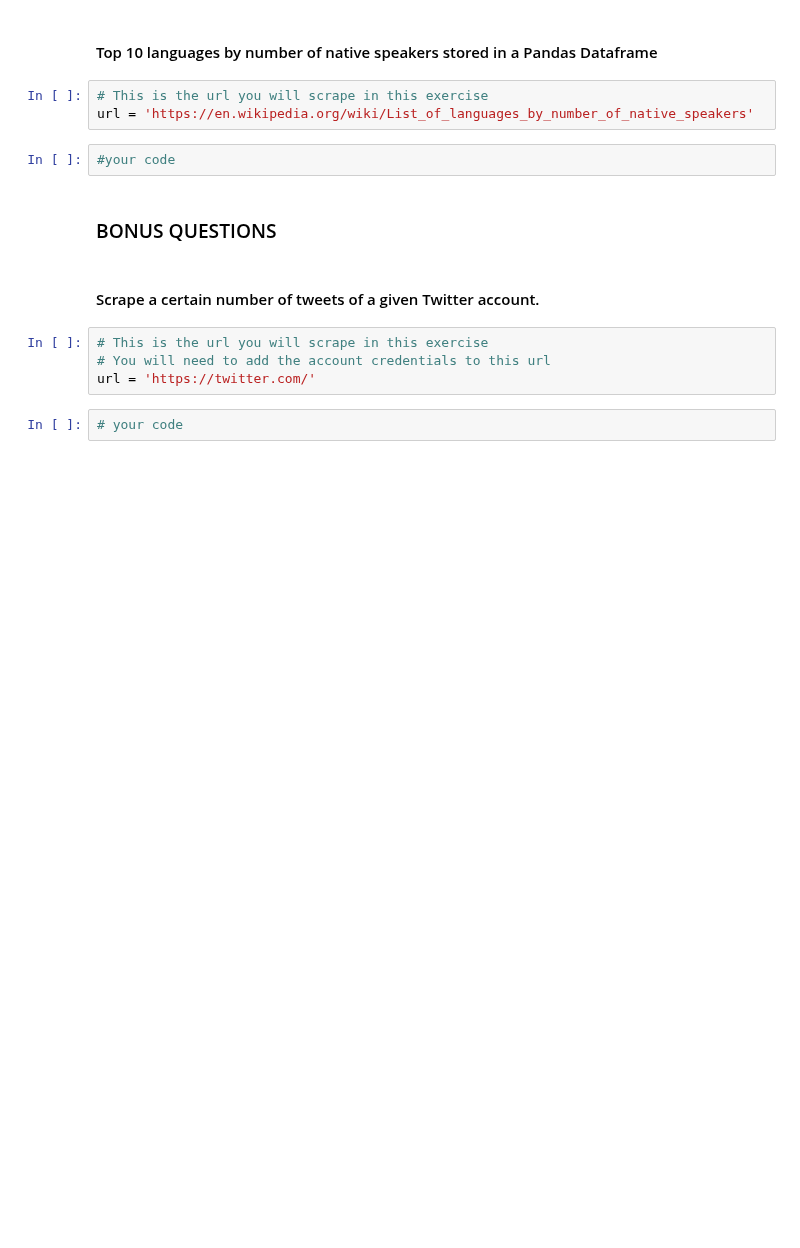
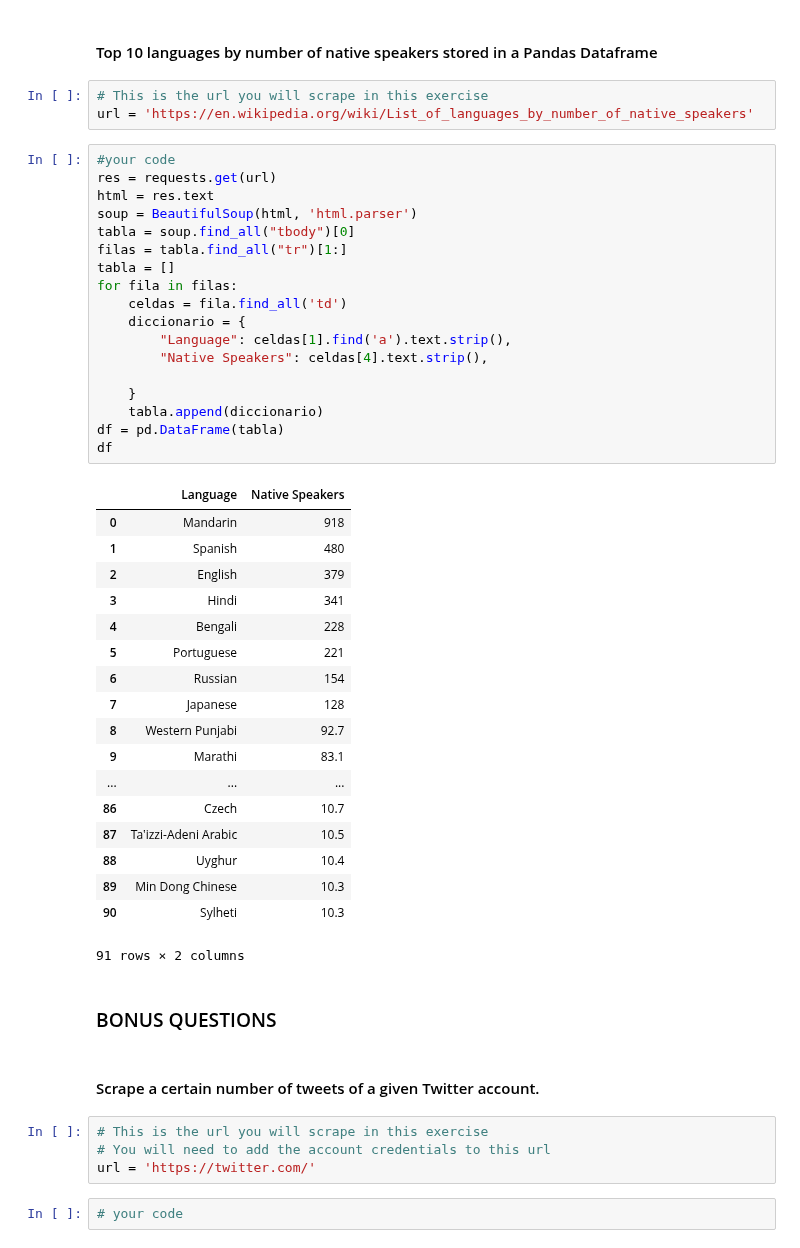
Before and after one commit to ironhack-datalabs/datamad1019, a Jupyter notebook: module-1/lab-web-scraping/your-code/main.ipynb, the cells around one changed output. Drawn from its saved outputs; the diff is of its cells as text; blank space fills up the shorter version.

```diff
--- a/module-1/lab-web-scraping/your-code/main.ipynb
+++ b/module-1/lab-web-scraping/your-code/main.ipynb
@@ -344,8 +392,43 @@ url = 'https://data.gov.uk/'
 # %%
 # This is the url you will scrape in this exercise
 url = 'https://en.wikipedia.org/wiki/List_of_languages_by_number_of_native_speakers'
-# %%
-#your code
+# %%
+#your code
+res = requests.get(url)
+html = res.text
+soup = BeautifulSoup(html, 'html.parser')
+tabla = soup.find_all("tbody")[0]
+filas = tabla.find_all("tr")[1:]
+tabla = []
+for fila in filas:
+    celdas = fila.find_all('td')
+    diccionario = {
+        "Language": celdas[1].find('a').text.strip(),
+        "Native Speakers": celdas[4].text.strip(),
+
+    }
+    tabla.append(diccionario)
+df = pd.DataFrame(tabla)
+df
+# %% [output]
+|  | Language | Native Speakers |
+| 0 | Mandarin | 918 |
+| 1 | Spanish | 480 |
+| 2 | English | 379 |
+| 3 | Hindi | 341 |
+| 4 | Bengali | 228 |
+| 5 | Portuguese | 221 |
+| 6 | Russian | 154 |
+| 7 | Japanese | 128 |
+| 8 | Western Punjabi | 92.7 |
+| 9 | Marathi | 83.1 |
+| ... | ... | ... |
+| 86 | Czech | 10.7 |
+| 87 | Taʽizzi-Adeni Arabic | 10.5 |
+| 88 | Uyghur | 10.4 |
+| 89 | Min Dong Chinese | 10.3 |
+| 90 | Sylheti | 10.3 |
+91 rows × 2 columns
 # %% [markdown]
 ### BONUS QUESTIONS
 # %% [markdown]
```
Also changed, not shown: parts of 10 cells of this notebook.
